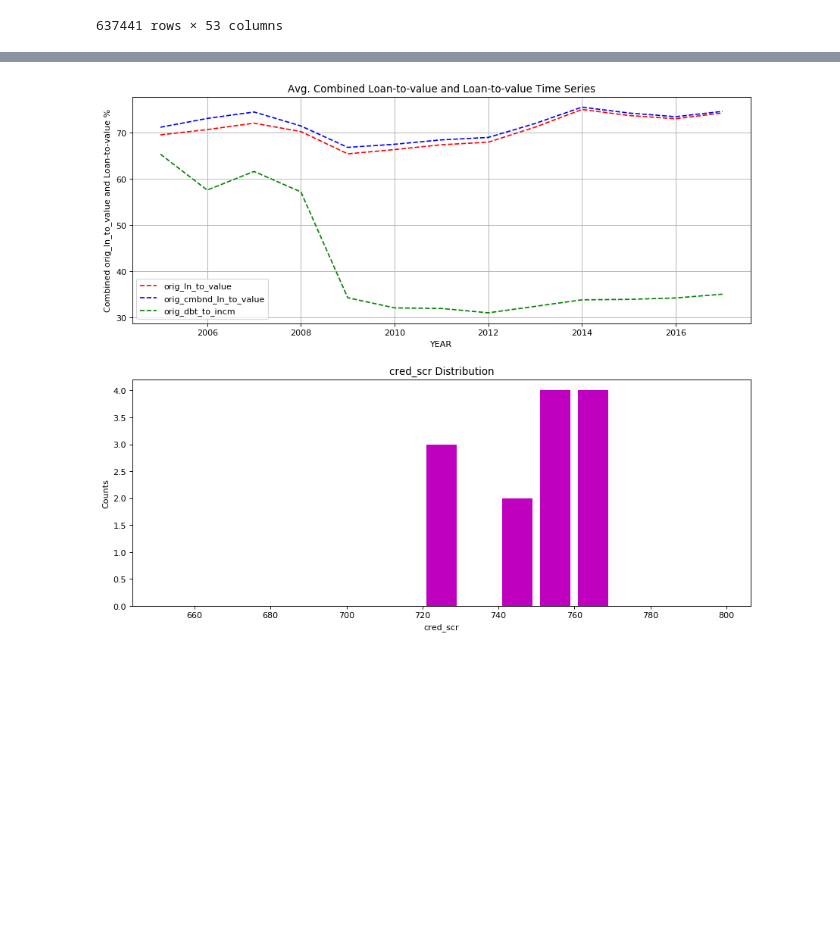
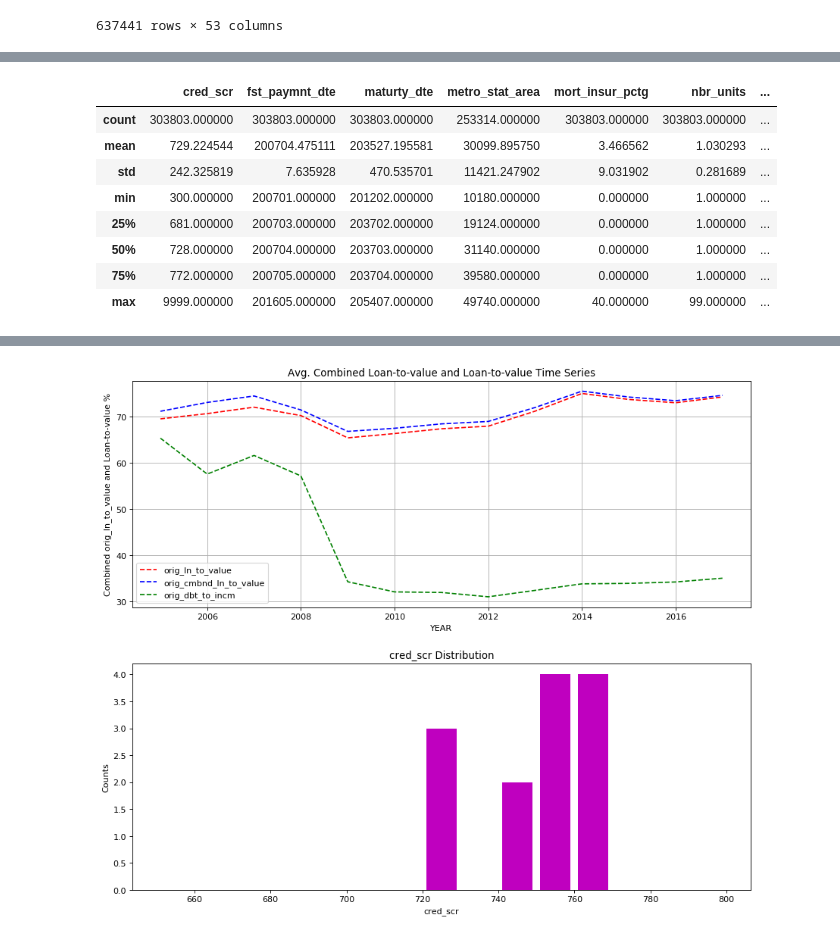
Before and after one commit to ankit08015/FreddieLoanDataAnalysis-ADS_Midterm, a Jupyter notebook: Midterm/Part_1/Part1-EDA.ipynb, the cells around one changed output, grey strips where cells are left out. Drawn from its saved outputs; the diff is of its cells as text; code cells hidden in the pictures; blank space fills up the shorter version.

```diff
--- a/Midterm/Part_1/Part1-EDA.ipynb
+++ b/Midterm/Part_1/Part1-EDA.ipynb
@@ -107,0 +150,12 @@ summ_df.plot.bar();
+# %%
+origQ12007.describe()
+# %% [output]
+|  | cred_scr | fst_paymnt_dte | maturty_dte | metro_stat_area | mort_insur_pctg | nbr_units | ... |
+| count | 303803.000000 | 303803.000000 | 303803.000000 | 253314.000000 | 303803.000000 | 303803.000000 | ... |
+| mean | 729.224544 | 200704.475111 | 203527.195581 | 30099.895750 | 3.466562 | 1.030293 | ... |
+| std | 242.325819 | 7.635928 | 470.535701 | 11421.247902 | 9.031902 | 0.281689 | ... |
+| min | 300.000000 | 200701.000000 | 201202.000000 | 10180.000000 | 0.000000 | 1.000000 | ... |
+| 25% | 681.000000 | 200703.000000 | 203702.000000 | 19124.000000 | 0.000000 | 1.000000 | ... |
+| 50% | 728.000000 | 200704.000000 | 203703.000000 | 31140.000000 | 0.000000 | 1.000000 | ... |
+| 75% | 772.000000 | 200705.000000 | 203704.000000 | 39580.000000 | 0.000000 | 1.000000 | ... |
+| max | 9999.000000 | 201605.000000 | 205407.000000 | 49740.000000 | 40.000000 | 99.000000 | ... |
```
Also changed, not shown: parts of 12 cells of this notebook.
